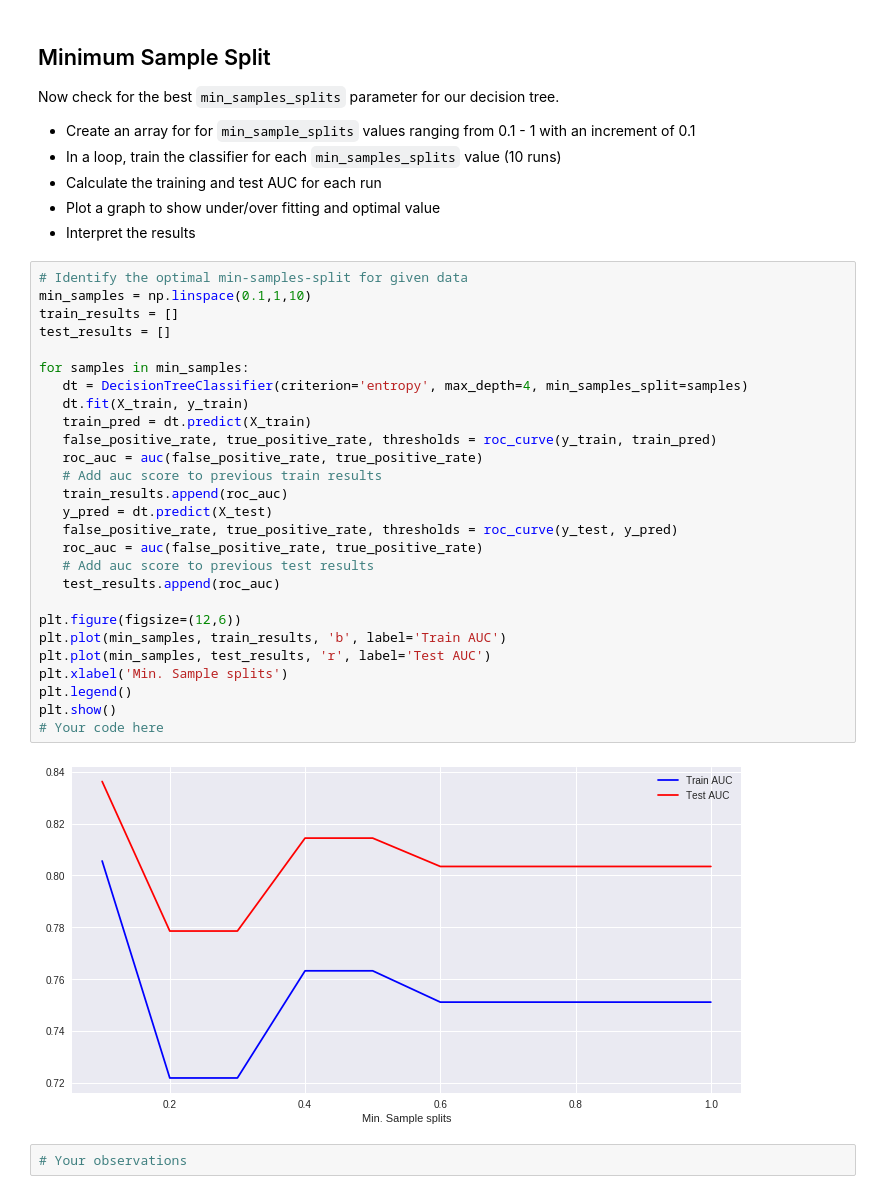
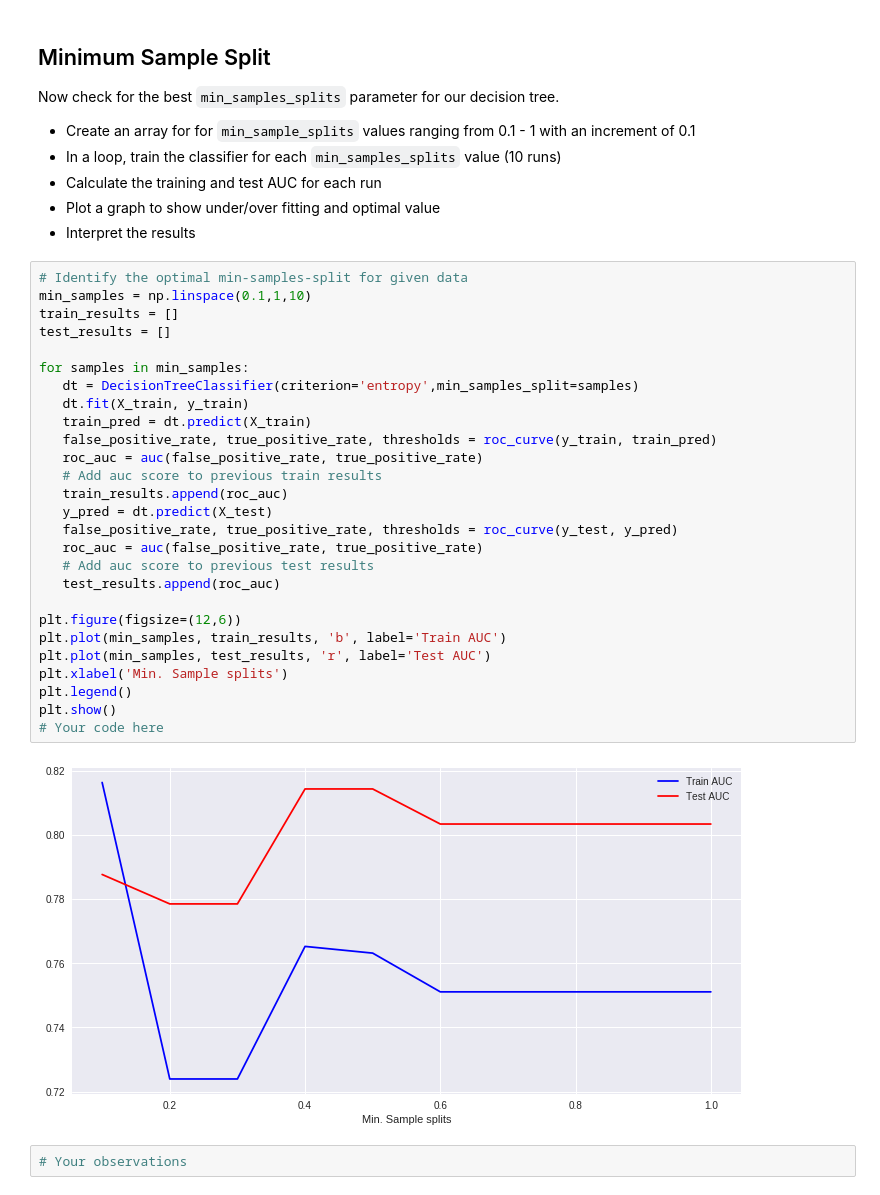
Before and after one commit to hiowatah/dsc-3-31-08-decision-tree-pruning-hyperparameter-optimization-lab-nyc-ds-career-031119, a Jupyter notebook: index.ipynb, the cells around one changed output. Saved outputs shown, nothing was run; the diff lists cells and outputs as text.

```diff
--- a/index.ipynb
+++ b/index.ipynb
@@ -162,32 +162,32 @@ Now check for the best `min_samples_splits` parameter for our decision tree.
 # %%
 # Identify the optimal min-samples-split for given data
 min_samples = np.linspace(0.1,1,10)
 train_results = []
 test_results = []
 
 for samples in min_samples:
-   dt = DecisionTreeClassifier(criterion='entropy', max_depth=4, min_samples_split=samples)
+   dt = DecisionTreeClassifier(criterion='entropy',min_samples_split=samples)
    dt.fit(X_train, y_train)
    train_pred = dt.predict(X_train)
    false_positive_rate, true_positive_rate, thresholds = roc_curve(y_train, train_pred)
    roc_auc = auc(false_positive_rate, true_positive_rate)
    # Add auc score to previous train results
    train_results.append(roc_auc)
    y_pred = dt.predict(X_test)
    false_positive_rate, true_positive_rate, thresholds = roc_curve(y_test, y_pred)
    roc_auc = auc(false_positive_rate, true_positive_rate)
    # Add auc score to previous test results
    test_results.append(roc_auc)
 
 plt.figure(figsize=(12,6))
 plt.plot(min_samples, train_results, 'b', label='Train AUC')
 plt.plot(min_samples, test_results, 'r', label='Test AUC')
 plt.xlabel('Min. Sample splits')
 plt.legend()
 plt.show()
 # Your code here
 # %% [output]
-[figure, old version]
+[figure, new version]
 # %%
 # Your observations
 # %% [markdown]
```
